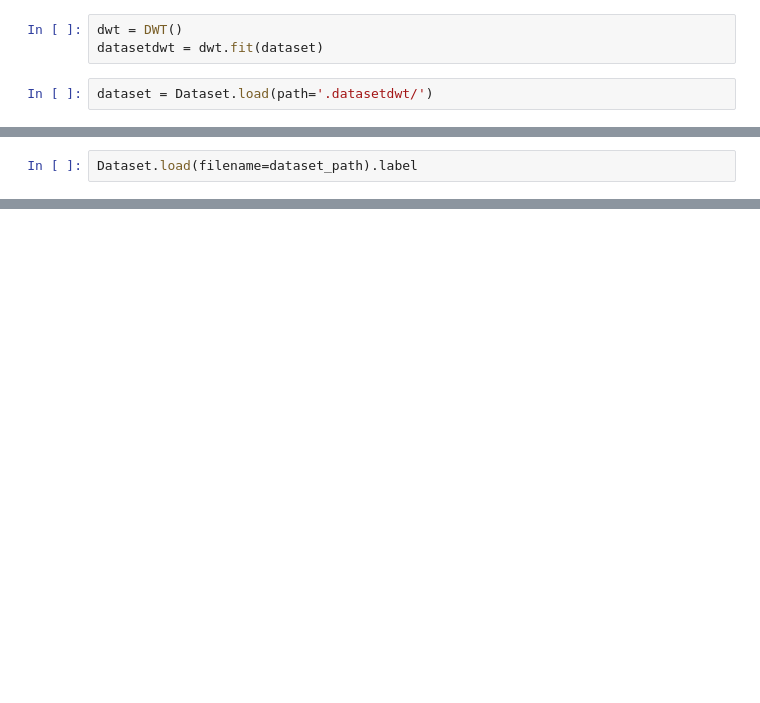
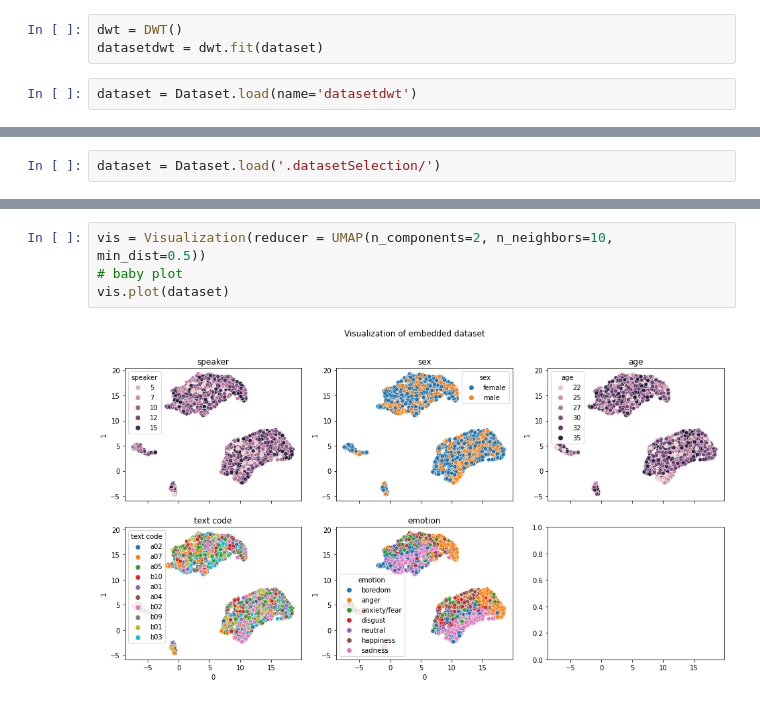
Before and after one commit to arestrepo99/EmotionSystem, a Jupyter notebook: bdes.ipynb, the cells around one changed output, grey strips where cells are left out. Cells and saved outputs as stored; diff of their text form; blank space fills up the shorter version.

```diff
--- a/bdes.ipynb
+++ b/bdes.ipynb
@@ -55,5 +59,5 @@ dataset = Dataset(X, y= label, classes = classes)
 dwt = DWT()
 datasetdwt = dwt.fit(dataset)
 # %%
-dataset = Dataset.load(path='.datasetdwt/')
+dataset = Dataset.load(name='datasetdwt')
 # %%
@@ -162,2 +79,0 @@ Nan dropped features: ['db1-2-cA-kurt', 'db1-2-cD-kurt', 'db1-2-cD-rms', 'db1-3-
-# %%
-Dataset.load(filename=dataset_path).label
@@ -210,0 +80,2 @@ AttributeError: 'Dataset' object has no attribute 'label'
+# %%
+dataset = Dataset.load('.datasetSelection/')
@@ -210,0 +92,6 @@ AttributeError: 'Dataset' object has no attribute 'label'
+# %%
+vis = Visualization(reducer = UMAP(n_components=2, n_neighbors=10, min_dist=0.5))
+# baby plot
+vis.plot(dataset)
+# %% [output]
+[figure, added]
```
Also changed, not shown: parts of 27 cells of this notebook, 13 other files.
